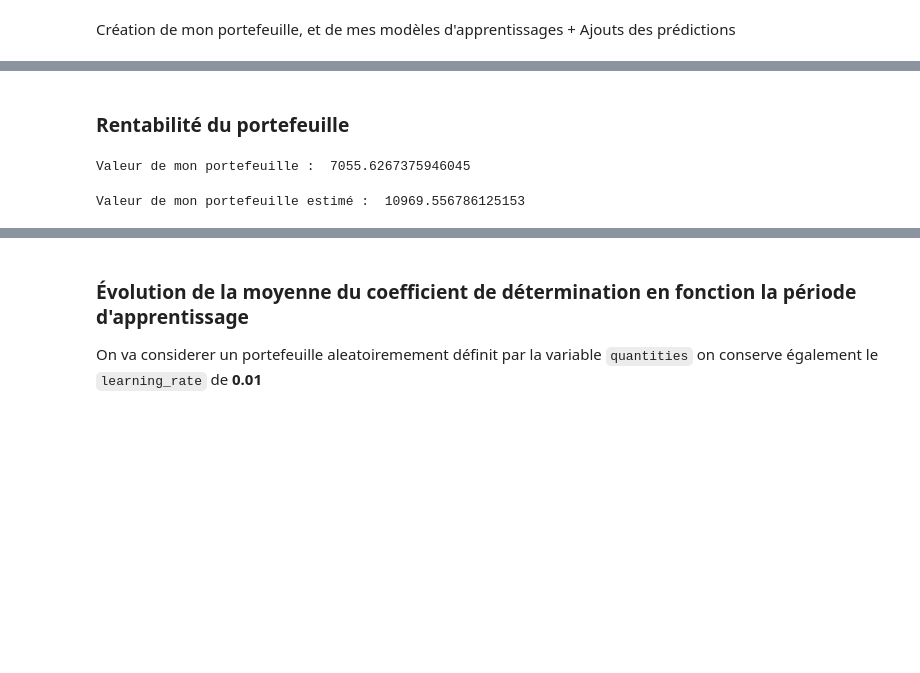
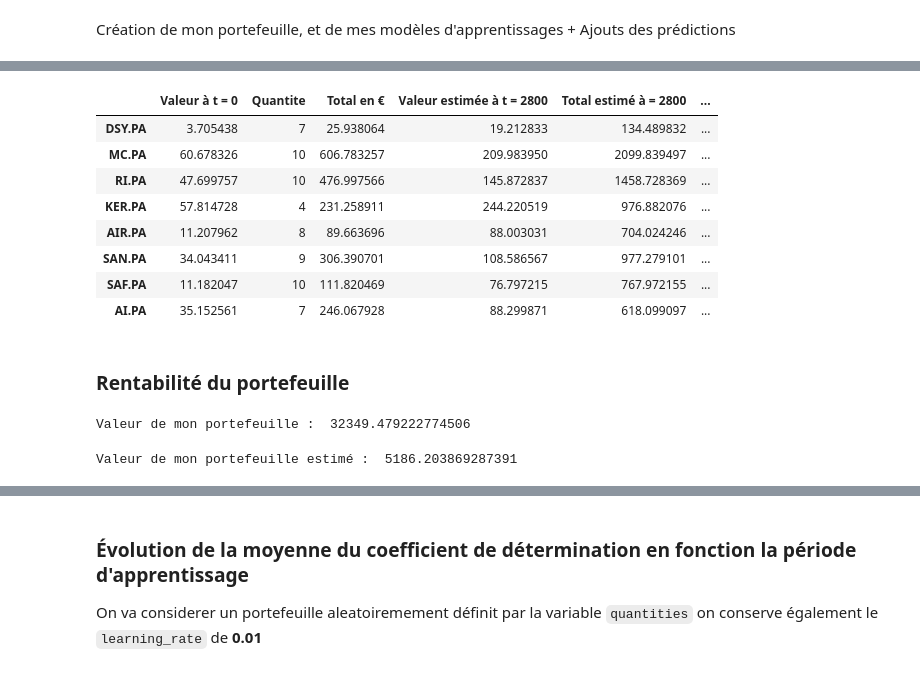
Before and after one commit to MaximeMoreauCerise/pe-lr-cac40, a Jupyter notebook: code/main.ipynb, the cells around one changed output, grey strips where cells are left out. Saved outputs shown, nothing was run; the diff lists cells and outputs as text; code cells hidden in the pictures; blank space fills up the shorter version.

```diff
--- a/code/main.ipynb
+++ b/code/main.ipynb
@@ -168,17 +186,33 @@ portefeuille_maxime.actions.head(len(portefeuille_maxime.actions))
+# %%
+portefeuille_maxime.actions.loc['SU.PA', 'Quantite'] = 3
+portefeuille_maxime.df_update()
+portefeuille_maxime.actions.head()
+choix = portefeuille_maxime.trier_portefeuil(150,0.80)
+choix.head(len(rs))
+# %% [output]
+|  | Valeur à t = 0 | Quantite | Total en € | Valeur estimée à t = 2800 | Total estimé à = 2800 | ... |
+| DSY.PA | 3.705438 | 7 | 25.938064 | 19.212833 | 134.489832 | ... |
+| MC.PA | 60.678326 | 10 | 606.783257 | 209.983950 | 2099.839497 | ... |
+| RI.PA | 47.699757 | 10 | 476.997566 | 145.872837 | 1458.728369 | ... |
+| KER.PA | 57.814728 | 4 | 231.258911 | 244.220519 | 976.882076 | ... |
+| AIR.PA | 11.207962 | 8 | 89.663696 | 88.003031 | 704.024246 | ... |
+| SAN.PA | 34.043411 | 9 | 306.390701 | 108.586567 | 977.279101 | ... |
+| SAF.PA | 11.182047 | 10 | 111.820469 | 76.797215 | 767.972155 | ... |
+| AI.PA | 35.152561 | 7 | 246.067928 | 88.299871 | 618.099097 | ... |
 # %% [markdown]
 ### Rentabilité du portefeuille
 # %%
 df = portefeuille_maxime.actions
 # %%
-total_temps_buy_order = df['Valeur des actions en $'].sum()
+total_temps_buy_order = df['Total en €'].sum()
 print("Valeur de mon portefeuille : " , total_temps_buy_order)
 # %% [output]
-Valeur de mon portefeuille :  7055.6267375946045
+Valeur de mon portefeuille :  32349.479222774506
 # %%
-total_temps_target = df['Estimation de la valeur des actions à t = '+str(time_target)].sum()
+total_temps_target = df['Valeur estimée à t = '+str(time_target)].sum()
 print("Valeur de mon portefeuille estimé : " , total_temps_target)
 # %% [output]
-Valeur de mon portefeuille estimé :  10969.556786125153
+Valeur de mon portefeuille estimé :  5186.203869287391
 # %%
 print("Gain estimé : ", total_temps_target-total_temps_buy_order)
 # %% [output]
```
Also changed, not shown: parts of 10 cells of this notebook.
